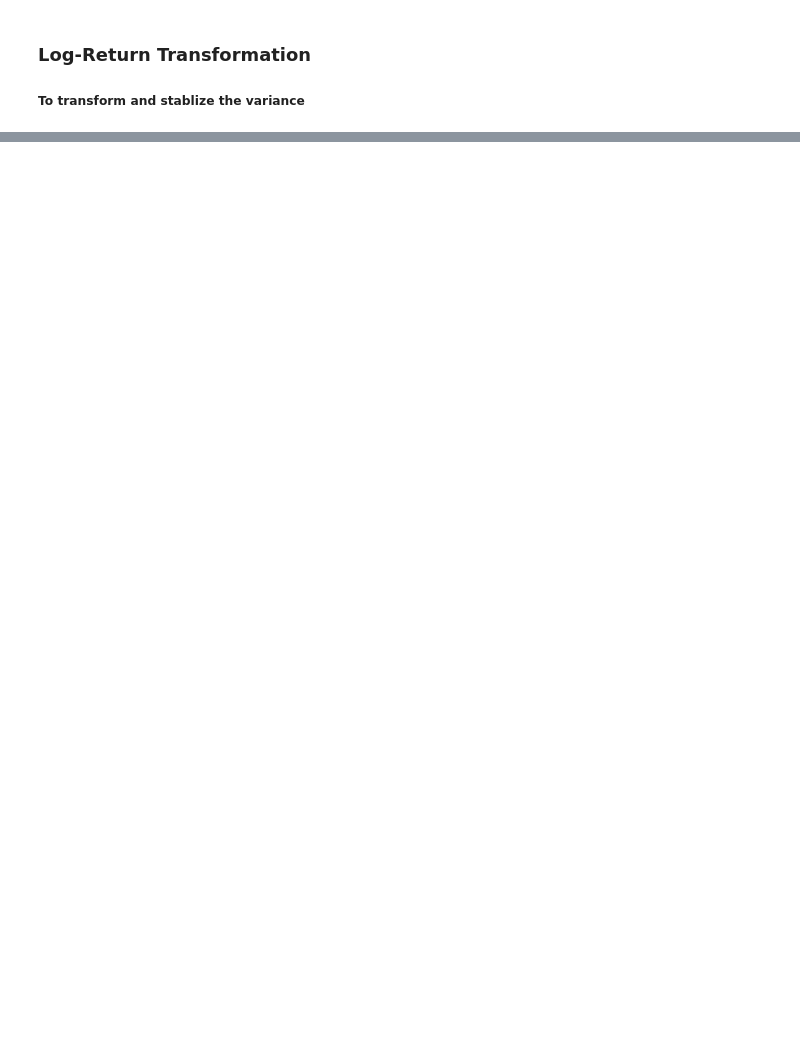
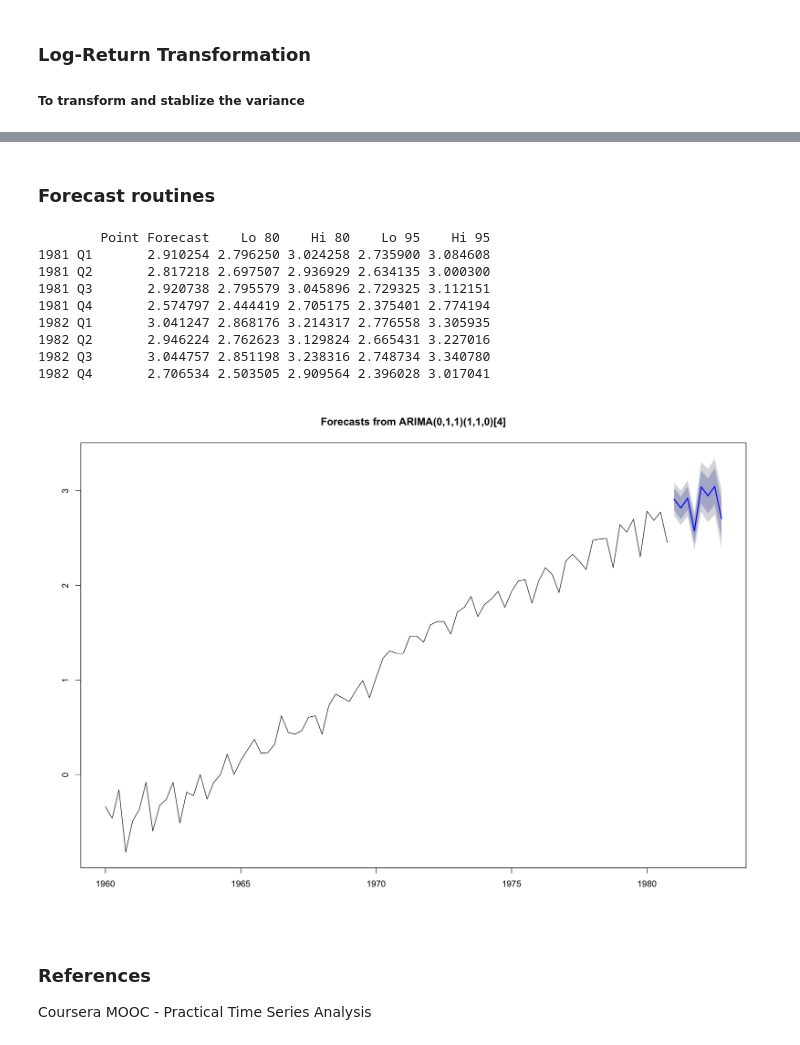
Before and after one commit to AbhishekSingl/TimeSeries_JnJ, a Jupyter notebook: J&J Time Series Analysis.ipynb, the cells around one changed output, grey strips where cells are left out. Cells and saved outputs as stored; diff of their text form; code cells hidden in the pictures; blank space fills up the shorter version.

```diff
--- a/J&J Time Series Analysis.ipynb
+++ b/J&J Time Series Analysis.ipynb
@@ -49,0 +210,20 @@ pacf( data )
+# %% [markdown]
+### Forecast routines
+# %%
+model<-arima(x=log(jj), order = c(0,1,1), seasonal = list(order=c(1,1,0), period=4))
+plot(forecast(model))
+forecast(model)
+# %% [output]
+        Point Forecast    Lo 80    Hi 80    Lo 95    Hi 95
+1981 Q1       2.910254 2.796250 3.024258 2.735900 3.084608
+1981 Q2       2.817218 2.697507 2.936929 2.634135 3.000300
+1981 Q3       2.920738 2.795579 3.045896 2.729325 3.112151
+1981 Q4       2.574797 2.444419 2.705175 2.375401 2.774194
+1982 Q1       3.041247 2.868176 3.214317 2.776558 3.305935
+1982 Q2       2.946224 2.762623 3.129824 2.665431 3.227016
+1982 Q3       3.044757 2.851198 3.238316 2.748734 3.340780
+1982 Q4       2.706534 2.503505 2.909564 2.396028 3.017041
+[figure, added]
+# %% [markdown]
+### References
+Coursera MOOC -  Practical Time Series Analysis
```
Also changed, not shown: parts of 27 cells of this notebook, 1 other file.
